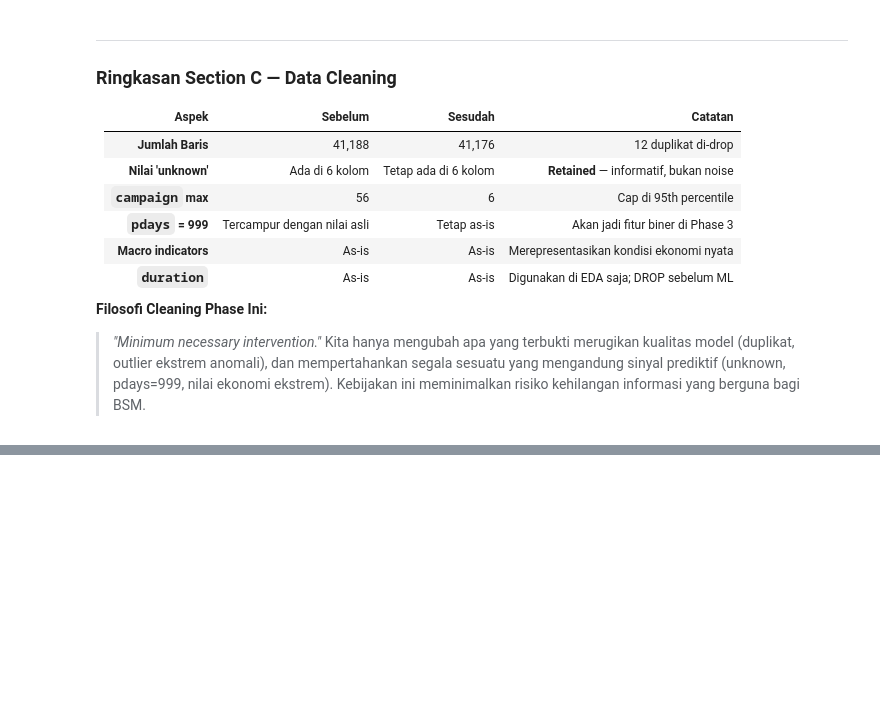
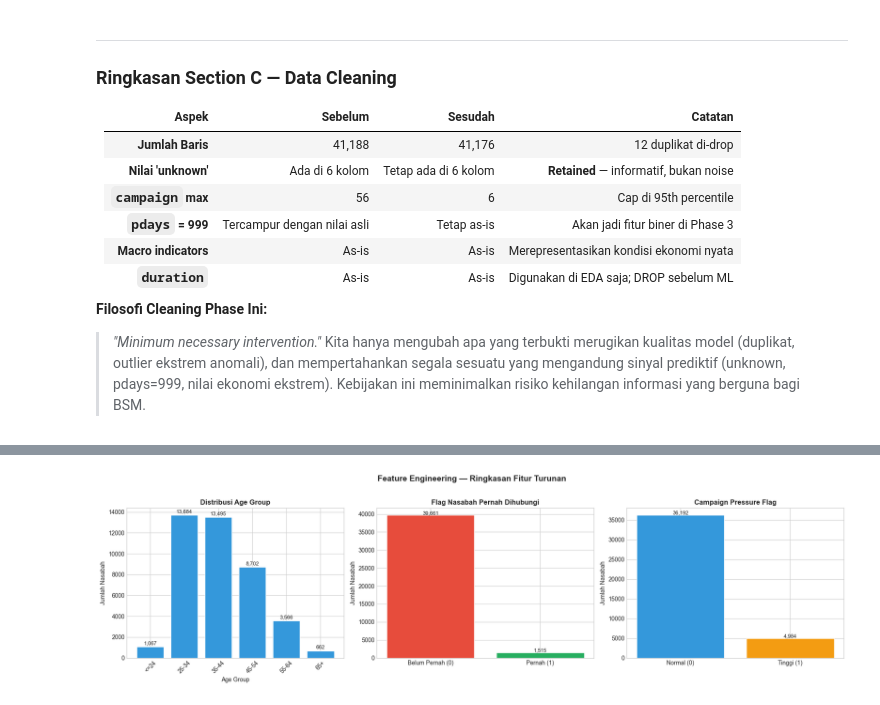
Before and after one commit to ravasrgh/bank-marketing-campaign-predictive-analytics, a Jupyter notebook: BSM_Bank_Marketing_FinalProject.ipynb, the cells around one changed output, grey strips where cells are left out. Cells and saved outputs as stored; diff of their text form; code cells hidden in the pictures; blank space fills up the shorter version.

```diff
--- a/BSM_Bank_Marketing_FinalProject.ipynb
+++ b/BSM_Bank_Marketing_FinalProject.ipynb
@@ -1347,0 +1360,16 @@ HANDLING 'unknown' — KEPUTUSAN FINAL:
+# %%
+# ─────────────────────────────────────────────────────────────
+# RELOAD DATASET (jalankan hanya jika df tidak tersedia)
+# ─────────────────────────────────────────────────────────────
+
+df = pd.read_csv('bank-additional-full.csv', sep=';')
+macro_cols = ['emp.var.rate', 'cons.price.idx', 'cons.conf.idx', 'nr.employed']
+for col in macro_cols:
+    df[col] = df[col].astype(str).str.replace(',', '.', regex=False).astype(float)
+
+# Replicate Phase 2 cleaning
+df = df.drop_duplicates(keep='first').reset_index(drop=True)
+q95_campaign = df['campaign'].quantile(0.95)
+df['campaign'] = df['campaign'].clip(upper=q95_campaign)
+
+print(f"Dataset di-reload + cleaned: {df.shape[0]:,} baris x {df.shape[1]} kolom")
@@ -1347,0 +1464,38 @@ HANDLING 'unknown' — KEPUTUSAN FINAL:
+# %%
+# Visualisasi distribusi fitur baru
+fig, axes = plt.subplots(1, 3, figsize=(18, 5))
+
+# age_group
+age_counts = df['age_group'].value_counts().sort_index()
+axes[0].bar(age_counts.index.astype(str), age_counts.values, color='#3498db', edgecolor='white')
+axes[0].set_title('Distribusi Age Group', fontsize=12, fontweight='bold')
+axes[0].set_xlabel('Age Group')
+axes[0].set_ylabel('Jumlah Nasabah')
+axes[0].tick_params(axis='x', rotation=45)
+for i, v in enumerate(age_counts.values):
+    axes[0].text(i, v + 200, f'{v:,}', ha='center', fontsize=9)
+
+# was_contacted_before
+contact_counts = df['was_contacted_before'].value_counts().sort_index()
+bars = axes[1].bar(['Belum Pernah (0)', 'Pernah (1)'], contact_counts.values,
+                   color=['#e74c3c', '#27ae60'], edgecolor='white')
+axes[1].set_title('Flag Nasabah Pernah Dihubungi', fontsize=12, fontweight='bold')
+axes[1].set_ylabel('Jumlah Nasabah')
+for bar, v in zip(bars, contact_counts.values):
+    axes[1].text(bar.get_x() + bar.get_width()/2, v + 200, f'{v:,}', ha='center', fontsize=9)
+
+# high_campaign_pressure
+pressure_counts = df['high_campaign_pressure'].value_counts().sort_index()
+bars = axes[2].bar(['Normal (0)', 'Tinggi (1)'], pressure_counts.values,
+                   color=['#3498db', '#f39c12'], edgecolor='white')
+axes[2].set_title('Campaign Pressure Flag', fontsize=12, fontweight='bold')
+axes[2].set_ylabel('Jumlah Nasabah')
+for bar, v in zip(bars, pressure_counts.values):
+    axes[2].text(bar.get_x() + bar.get_width()/2, v + 200, f'{v:,}', ha='center', fontsize=9)
+
+plt.suptitle('Feature Engineering — Ringkasan Fitur Turunan', fontsize=14, fontweight='bold', y=1.02)
+plt.tight_layout()
+plt.savefig('feature_engineering_summary.png', dpi=150, bbox_inches='tight')
+plt.show()
+# %% [output]
+[figure, added]
```
Also changed, not shown: parts of 26 cells of this notebook.
